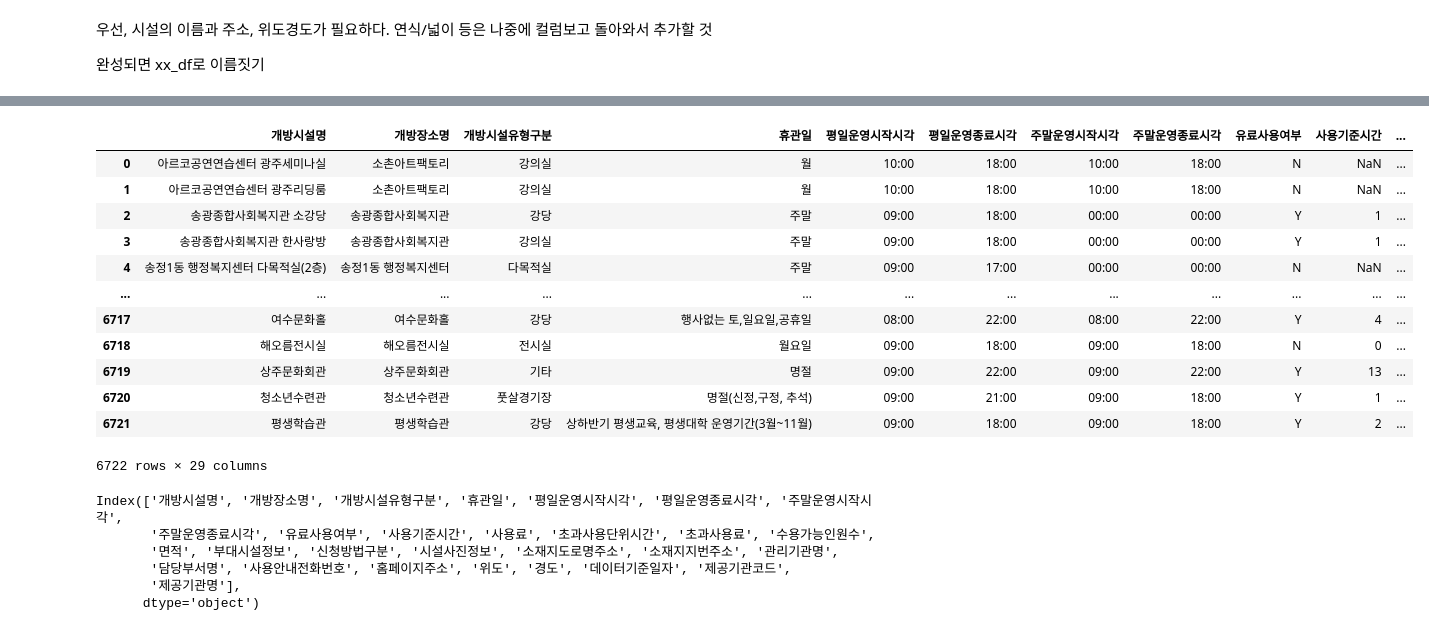
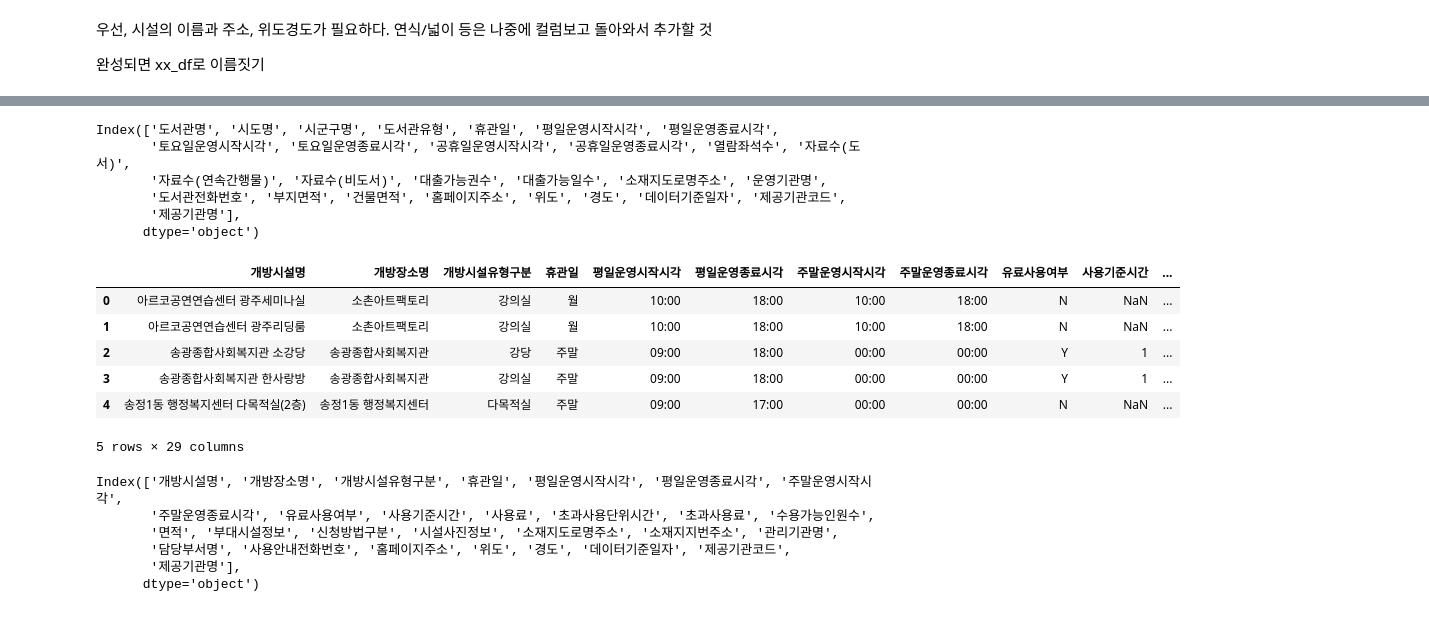
Before and after one commit to gyuholee94/seoul_contest, a Jupyter notebook: Gyuho.ipynb, the cells around one changed output, grey strips where cells are left out. Saved outputs shown, nothing was run; the diff lists cells and outputs as text; code cells hidden in the pictures.

```diff
--- a/Gyuho.ipynb
+++ b/Gyuho.ipynb
@@ -379,0 +333,9 @@ museum_df
+# %%
+lib.columns
+# %% [output]
+Index(['도서관명', '시도명', '시군구명', '도서관유형', '휴관일', '평일운영시작시각', '평일운영종료시각',
+       '토요일운영시작시각', '토요일운영종료시각', '공휴일운영시작시각', '공휴일운영종료시각', '열람좌석수', '자료수(도서)',
+       '자료수(연속간행물)', '자료수(비도서)', '대출가능권수', '대출가능일수', '소재지도로명주소', '운영기관명',
+       '도서관전화번호', '부지면적', '건물면적', '홈페이지주소', '위도', '경도', '데이터기준일자', '제공기관코드',
+       '제공기관명'],
+      dtype='object')
@@ -380,19 +345,13 @@ museum_df
 # %%
-office
+office.head()
 # %% [output]
 |  | 개방시설명 | 개방장소명 | 개방시설유형구분 | 휴관일 | 평일운영시작시각 | 평일운영종료시각 | 주말운영시작시각 | 주말운영종료시각 | 유료사용여부 | 사용기준시간 | ... |
 | 0 | 아르코공연연습센터 광주세미나실 | 소촌아트팩토리 | 강의실 | 월 | 10:00 | 18:00 | 10:00 | 18:00 | N | NaN | ... |
 | 1 | 아르코공연연습센터 광주리딩룸 | 소촌아트팩토리 | 강의실 | 월 | 10:00 | 18:00 | 10:00 | 18:00 | N | NaN | ... |
 | 2 | 송광종합사회복지관 소강당 | 송광종합사회복지관 | 강당 | 주말 | 09:00 | 18:00 | 00:00 | 00:00 | Y | 1 | ... |
 | 3 | 송광종합사회복지관 한사랑방 | 송광종합사회복지관 | 강의실 | 주말 | 09:00 | 18:00 | 00:00 | 00:00 | Y | 1 | ... |
 | 4 | 송정1동 행정복지센터 다목적실(2층) | 송정1동 행정복지센터 | 다목적실 | 주말 | 09:00 | 17:00 | 00:00 | 00:00 | N | NaN | ... |
-| ... | ... | ... | ... | ... | ... | ... | ... | ... | ... | ... | ... |
-| 6717 | 여수문화홀 | 여수문화홀 | 강당 | 행사없는 토,일요일,공휴일 | 08:00 | 22:00 | 08:00 | 22:00 | Y | 4 | ... |
-| 6718 | 해오름전시실 | 해오름전시실 | 전시실 | 월요일 | 09:00 | 18:00 | 09:00 | 18:00 | N | 0 | ... |
-| 6719 | 상주문화회관 | 상주문화회관 | 기타 | 명절 | 09:00 | 22:00 | 09:00 | 22:00 | Y | 13 | ... |
-| 6720 | 청소년수련관 | 청소년수련관 | 풋살경기장 | 명절(신정,구정, 추석) | 09:00 | 21:00 | 09:00 | 18:00 | Y | 1 | ... |
-| 6721 | 평생학습관 | 평생학습관 | 강당 | 상하반기 평생교육, 평생대학 운영기간(3월~11월) | 09:00 | 18:00 | 09:00 | 18:00 | Y | 2 | ... |
-6722 rows × 29 columns
+5 rows × 29 columns
 # %%
 office.columns
 # %% [output]
```
Also changed, not shown: parts of 65 cells of this notebook.
